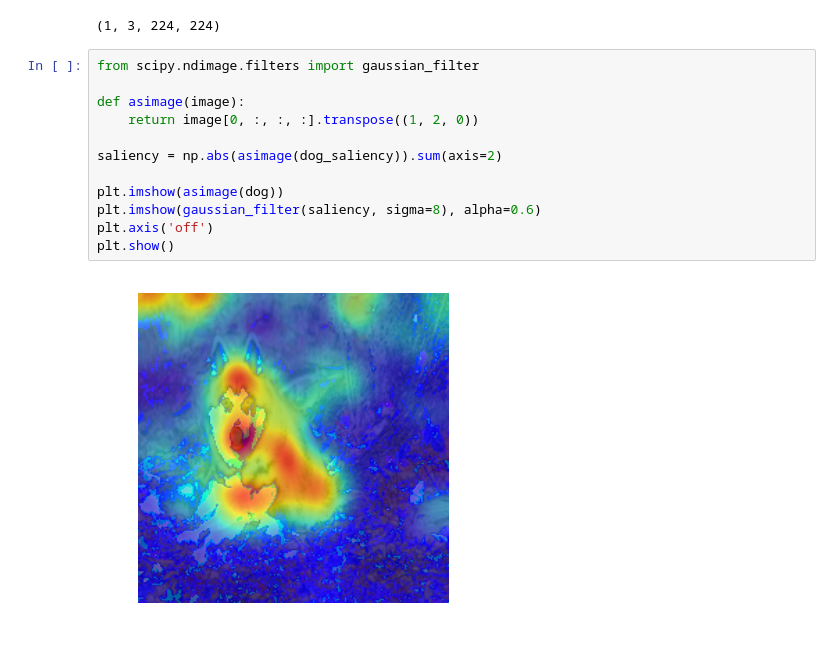
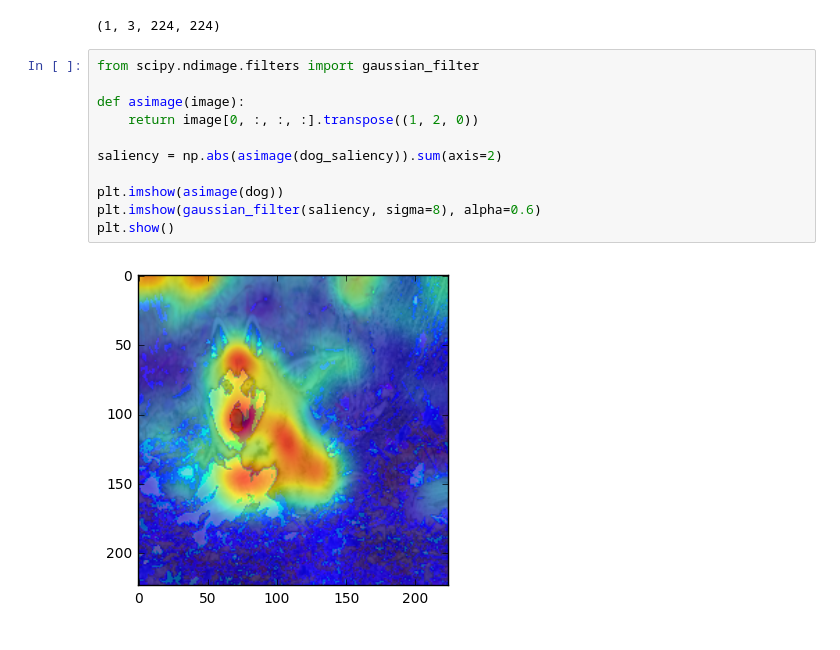
Before and after one commit to itdxer/neupy, a Jupyter notebook: notebooks/Visualizing CNN based on Pre-trained VGG19.ipynb, the cells around one changed output. Drawn from its saved outputs; the diff is of its cells as text.

```diff
--- a/notebooks/Visualizing CNN based on Pre-trained VGG19.ipynb
+++ b/notebooks/Visualizing CNN based on Pre-trained VGG19.ipynb
@@ -234,14 +239,13 @@ dog_saliency.shape
 # %%
 from scipy.ndimage.filters import gaussian_filter
 
 def asimage(image):
     return image[0, :, :, :].transpose((1, 2, 0))
 
 saliency = np.abs(asimage(dog_saliency)).sum(axis=2)
 
 plt.imshow(asimage(dog))
 plt.imshow(gaussian_filter(saliency, sigma=8), alpha=0.6)
-plt.axis('off')
 plt.show()
 # %% [output]
-[figure, old version]
+[figure, new version]
```
Also changed, not shown: parts of 1 cell of this notebook, 1 other file.
